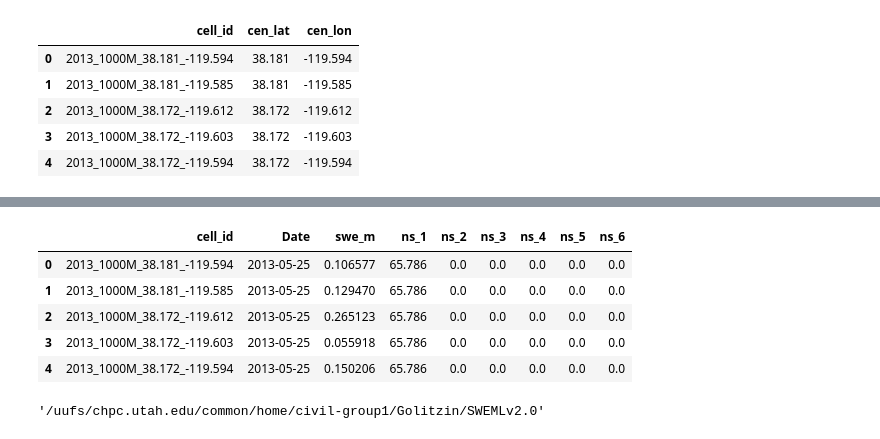
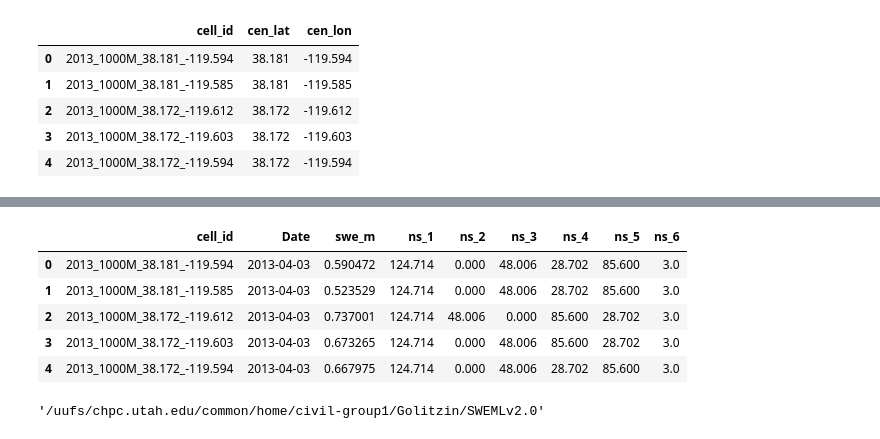
Before and after one commit to whitelightning450/SWEMLv2.0, a Jupyter notebook: Dataprocessing/get_EE_Precip.ipynb, the cells around one changed output, grey strips where cells are left out. Drawn from its saved outputs; the diff is of its cells as text; code cells hidden in the pictures.

```diff
--- a/Dataprocessing/get_EE_Precip.ipynb
+++ b/Dataprocessing/get_EE_Precip.ipynb
@@ -296,14 +308,15 @@ test.head()
 # %%
-test2 = f'/uufs/chpc.utah.edu/common/home/civil-group1/Johnson/SWEMLv2.0/data/TrainingDFs/2013/1000M_Resolution/Obsdf/Obsdf_USCATB_20130525.parquet'
+test2 = f'/uufs/chpc.utah.edu/common/home/civil-group1/Johnson/SWEMLv2.0/data/TrainingDFs/2013/1000M_Resolution/Obsdf/Obsdf_USCATB_20130403.parquet'
 test2 = pd.read_parquet(test2)
+# test2[test2[test_site]>0]
 test2.head()
 # %% [output]
 |  | cell_id | Date | swe_m | ns_1 | ns_2 | ns_3 | ns_4 | ns_5 | ns_6 |
-| 0 | 2013_1000M_38.181_-119.594 | 2013-05-25 | 0.106577 | 65.786 | 0.0 | 0.0 | 0.0 | 0.0 | 0.0 |
-| 1 | 2013_1000M_38.181_-119.585 | 2013-05-25 | 0.129470 | 65.786 | 0.0 | 0.0 | 0.0 | 0.0 | 0.0 |
-| 2 | 2013_1000M_38.172_-119.612 | 2013-05-25 | 0.265123 | 65.786 | 0.0 | 0.0 | 0.0 | 0.0 | 0.0 |
-| 3 | 2013_1000M_38.172_-119.603 | 2013-05-25 | 0.055918 | 65.786 | 0.0 | 0.0 | 0.0 | 0.0 | 0.0 |
-| 4 | 2013_1000M_38.172_-119.594 | 2013-05-25 | 0.150206 | 65.786 | 0.0 | 0.0 | 0.0 | 0.0 | 0.0 |
+| 0 | 2013_1000M_38.181_-119.594 | 2013-04-03 | 0.590472 | 124.714 | 0.000 | 48.006 | 28.702 | 85.600 | 3.0 |
+| 1 | 2013_1000M_38.181_-119.585 | 2013-04-03 | 0.523529 | 124.714 | 0.000 | 48.006 | 28.702 | 85.600 | 3.0 |
+| 2 | 2013_1000M_38.172_-119.612 | 2013-04-03 | 0.737001 | 124.714 | 48.006 | 0.000 | 85.600 | 28.702 | 3.0 |
+| 3 | 2013_1000M_38.172_-119.603 | 2013-04-03 | 0.673265 | 124.714 | 0.000 | 48.006 | 85.600 | 28.702 | 3.0 |
+| 4 | 2013_1000M_38.172_-119.594 | 2013-04-03 | 0.667975 | 124.714 | 0.000 | 48.006 | 28.702 | 85.600 | 3.0 |
 # %%
 HOME
 # %% [output]
```
Also changed, not shown: parts of 10 cells of this notebook, 1 other file.
